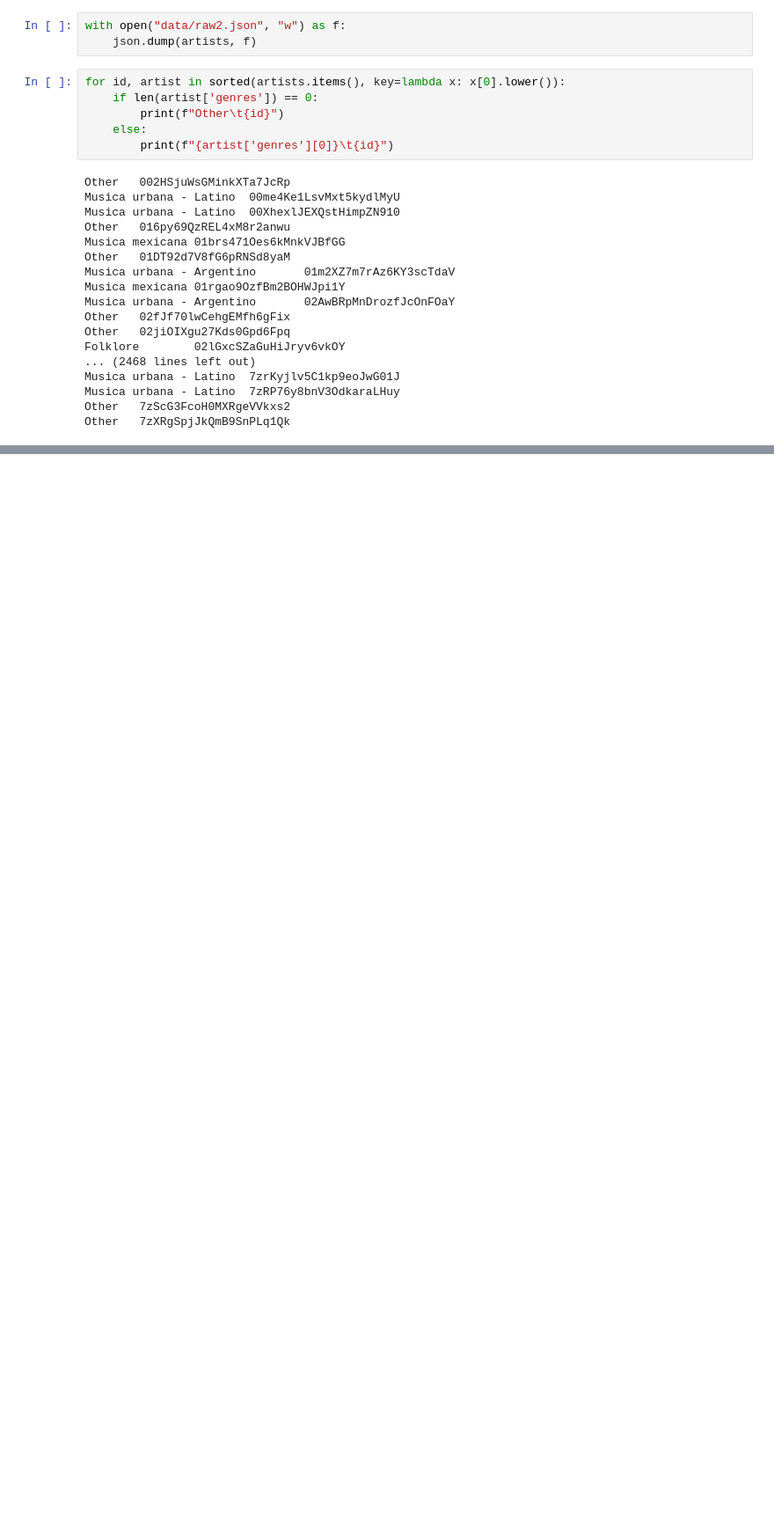
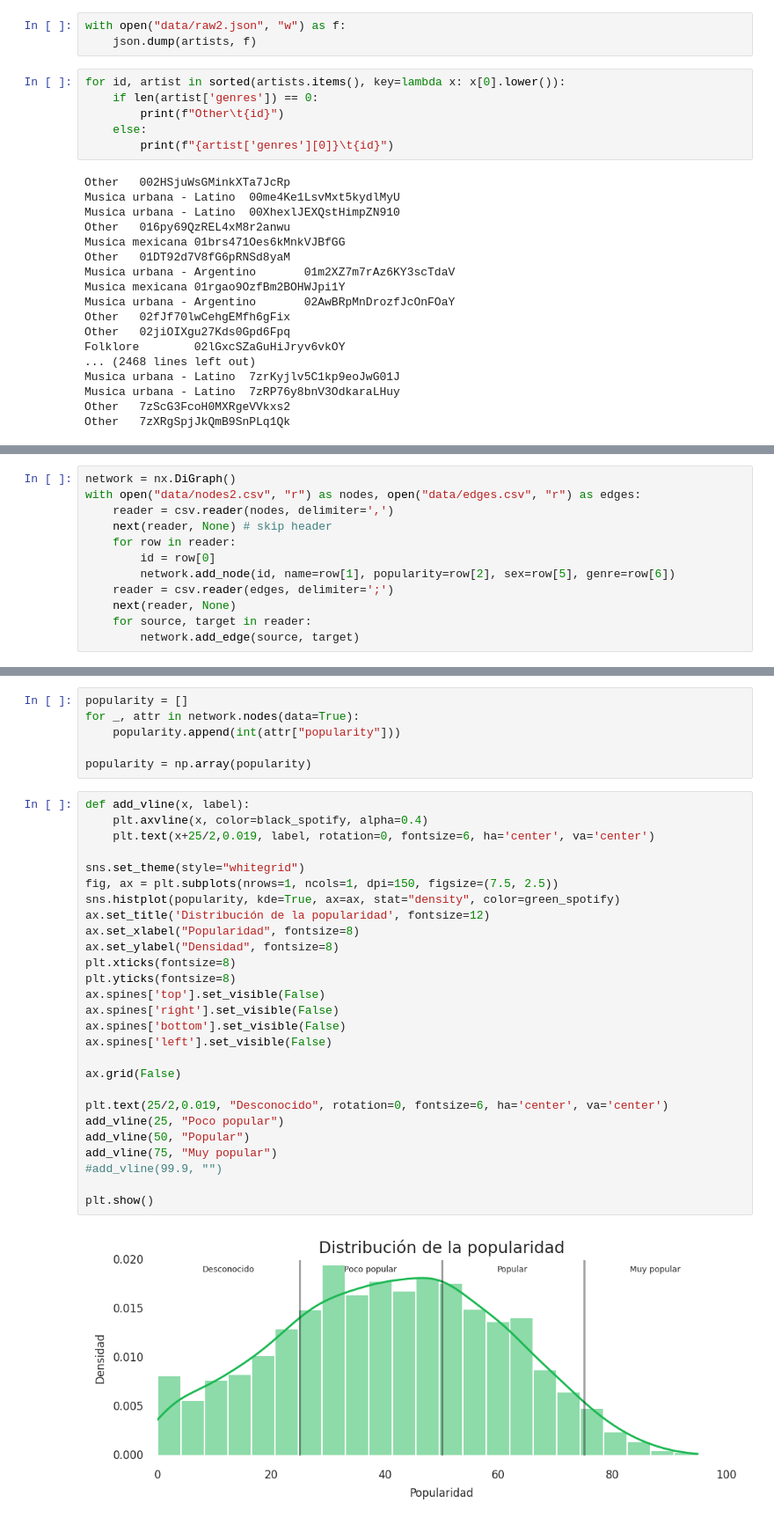
Before and after one commit to MauricioBuzzone/TDA2-RedesSociales, a Jupyter notebook: Spotify/Homophily.ipynb, the cells around one changed output, grey strips where cells are left out. Shown at 88% size. Saved outputs shown, nothing was run; the diff lists cells and outputs as text; blank space fills up the shorter version.

```diff
--- a/Spotify/Homophily.ipynb
+++ b/Spotify/Homophily.ipynb
@@ -103,0 +139,12 @@ Other   7zXRgSpjJkQmB9SnPLq1Qk
+# %%
+network = nx.DiGraph()
+with open("data/nodes2.csv", "r") as nodes, open("data/edges.csv", "r") as edges:
+    reader = csv.reader(nodes, delimiter=',')
+    next(reader, None) # skip header
+    for row in reader:
+        id = row[0]
+        network.add_node(id, name=row[1], popularity=row[2], sex=row[5], genre=row[6])
+    reader = csv.reader(edges, delimiter=';')
+    next(reader, None)
+    for source, target in reader:
+        network.add_edge(source, target)
@@ -103,0 +239,35 @@ Other   7zXRgSpjJkQmB9SnPLq1Qk
+# %%
+popularity = []
+for _, attr in network.nodes(data=True):
+    popularity.append(int(attr["popularity"]))
+
+popularity = np.array(popularity)
+# %%
+def add_vline(x, label):
+    plt.axvline(x, color=black_spotify, alpha=0.4)
+    plt.text(x+25/2,0.019, label, rotation=0, fontsize=6, ha='center', va='center')
+
+sns.set_theme(style="whitegrid")
+fig, ax = plt.subplots(nrows=1, ncols=1, dpi=150, figsize=(7.5, 2.5))
+sns.histplot(popularity, kde=True, ax=ax, stat="density", color=green_spotify)
+ax.set_title('Distribución de la popularidad', fontsize=12)
+ax.set_xlabel("Popularidad", fontsize=8)
+ax.set_ylabel("Densidad", fontsize=8)
+plt.xticks(fontsize=8)
+plt.yticks(fontsize=8)
+ax.spines['top'].set_visible(False)
+ax.spines['right'].set_visible(False)
+ax.spines['bottom'].set_visible(False)
+ax.spines['left'].set_visible(False)
+
+ax.grid(False)
+
+plt.text(25/2,0.019, "Desconocido", rotation=0, fontsize=6, ha='center', va='center')
+add_vline(25, "Poco popular")
+add_vline(50, "Popular")
+add_vline(75, "Muy popular")
+#add_vline(99.9, "")
+
+plt.show()
+# %% [output]
+[figure, added]
```
Also changed, not shown: parts of 18 cells of this notebook, 16 other files.
